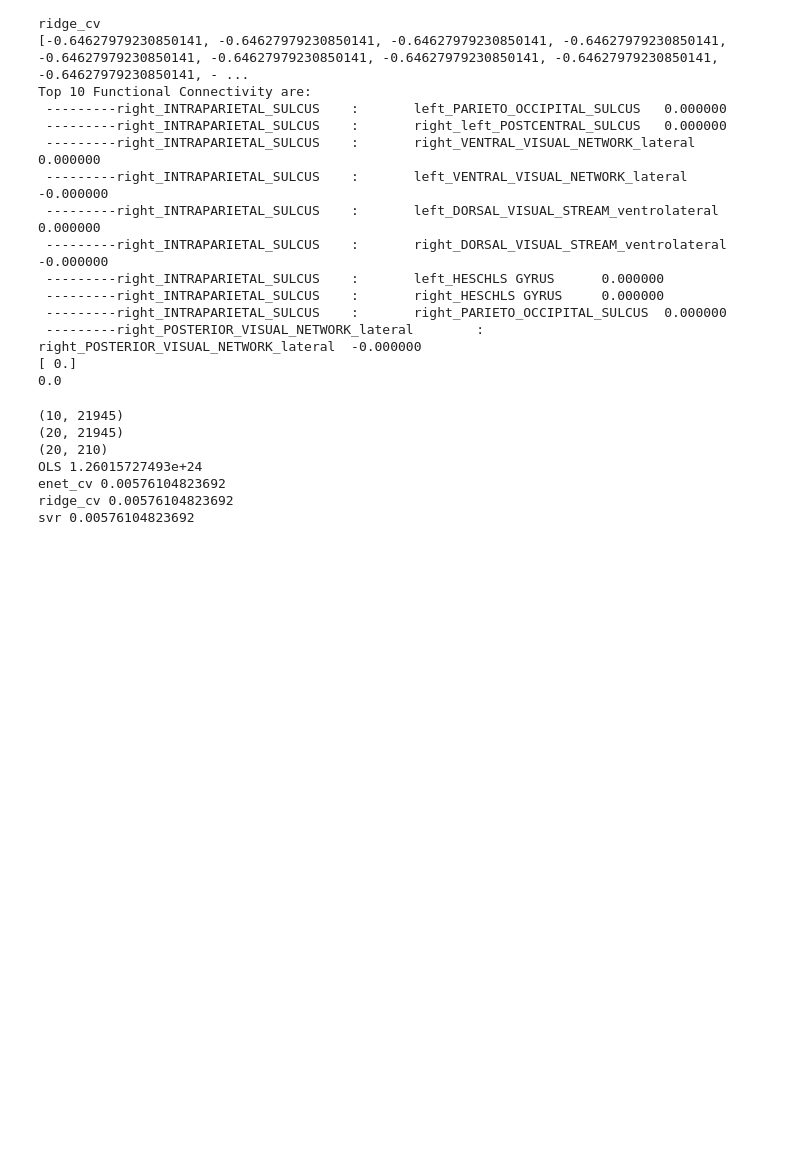
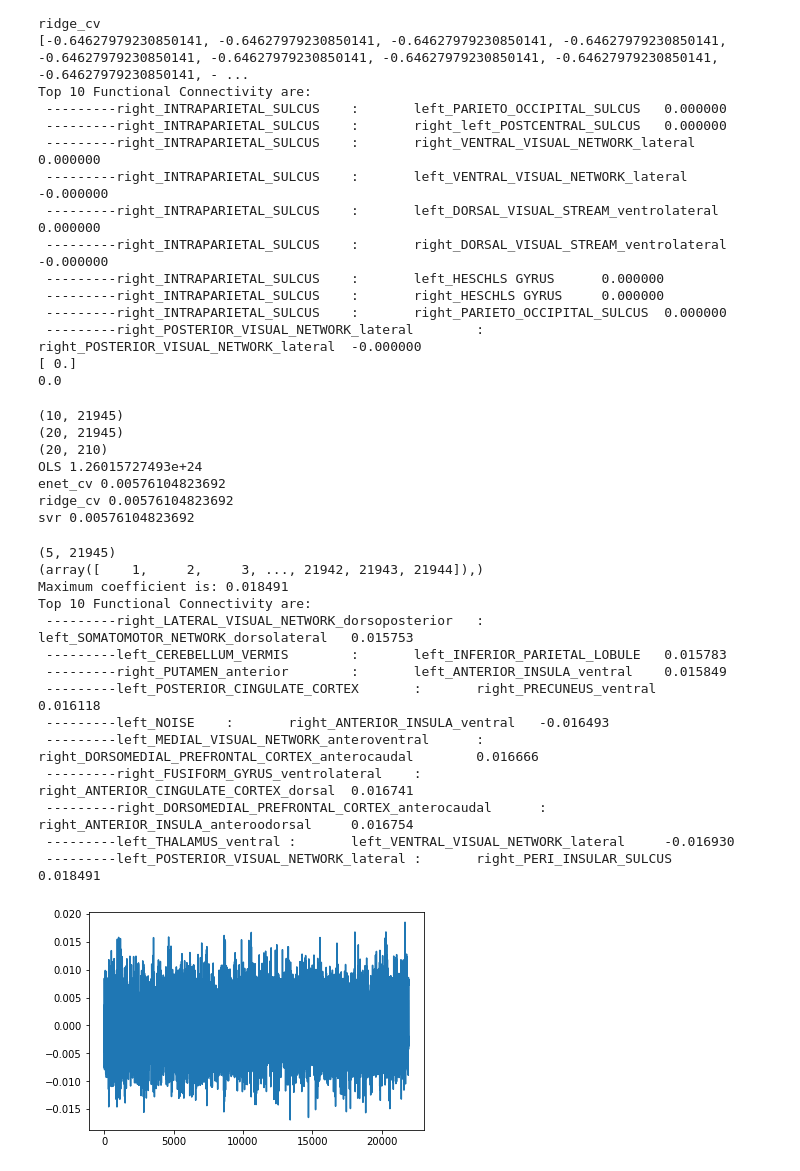
Before and after one commit to SIMEXP/fmri_predict, a Jupyter notebook: linear_model/midnight_project_resting.ipynb, the cells around one changed output. Cells and saved outputs as stored; diff of their text form; code cells hidden in the pictures; blank space fills up the shorter version.

```diff
--- a/midnight_project_resting.ipynb
+++ b/linear_model/midnight_project_resting.ipynb
@@ -427,3 +478,32 @@ OLS 1.26015727493e+24
 enet_cv 0.00576104823692
 ridge_cv 0.00576104823692
 svr 0.00576104823692
+# %%
+method_id = 4
+print(np.array(model_coefs).shape)
+print(np.nonzero(model_coefs[method_id]>1e-4))
+plt.plot(model_coefs[method_id])
+
+upper_matrix=(model_coefs[method_id])
+idx = np.argsort(np.absolute(upper_matrix))[-10:] #np.nonzero(np.absolute(upper)>1e-2) #np.argmax(upper)
+row, col = np.unravel_index(idx, (RegionsNum,RegionsNum))
+print("Maximum coefficient is: %4f" % np.max(np.absolute(upper_matrix)))
+print("Top 10 Functional Connectivity are: ")
+for ii in np.arange(10):
+    print(" ---------%s\t:\t%s \t%4f" % (Region_names[row[ii]],Region_names[col[ii]],upper_matrix[idx[ii]]))
+# %% [output]
+(5, 21945)
+(array([    1,     2,     3, ..., 21942, 21943, 21944]),)
+Maximum coefficient is: 0.018491
+Top 10 Functional Connectivity are:
+ ---------right_LATERAL_VISUAL_NETWORK_dorsoposterior   :       left_SOMATOMOTOR_NETWORK_dorsolateral   0.015753
+ ---------left_CEREBELLUM_VERMIS        :       left_INFERIOR_PARIETAL_LOBULE   0.015783
+ ---------right_PUTAMEN_anterior        :       left_ANTERIOR_INSULA_ventral    0.015849
+ ---------left_POSTERIOR_CINGULATE_CORTEX       :       right_PRECUNEUS_ventral         0.016118
+ ---------left_NOISE    :       right_ANTERIOR_INSULA_ventral   -0.016493
+ ---------left_MEDIAL_VISUAL_NETWORK_anteroventral      :       right_DORSOMEDIAL_PREFRONTAL_CORTEX_anterocaudal        0.016666
+ ---------right_FUSIFORM_GYRUS_ventrolateral    :       right_ANTERIOR_CINGULATE_CORTEX_dorsal  0.016741
+ ---------right_DORSOMEDIAL_PREFRONTAL_CORTEX_anterocaudal      :       right_ANTERIOR_INSULA_anteroodorsal     0.016754
+ ---------left_THALAMUS_ventral :       left_VENTRAL_VISUAL_NETWORK_lateral     -0.016930
+ ---------left_POSTERIOR_VISUAL_NETWORK_lateral :       right_PERI_INSULAR_SULCUS       0.018491
+[figure, added]
```
Also changed, not shown: parts of 1 cell of this notebook, 1 other file.
